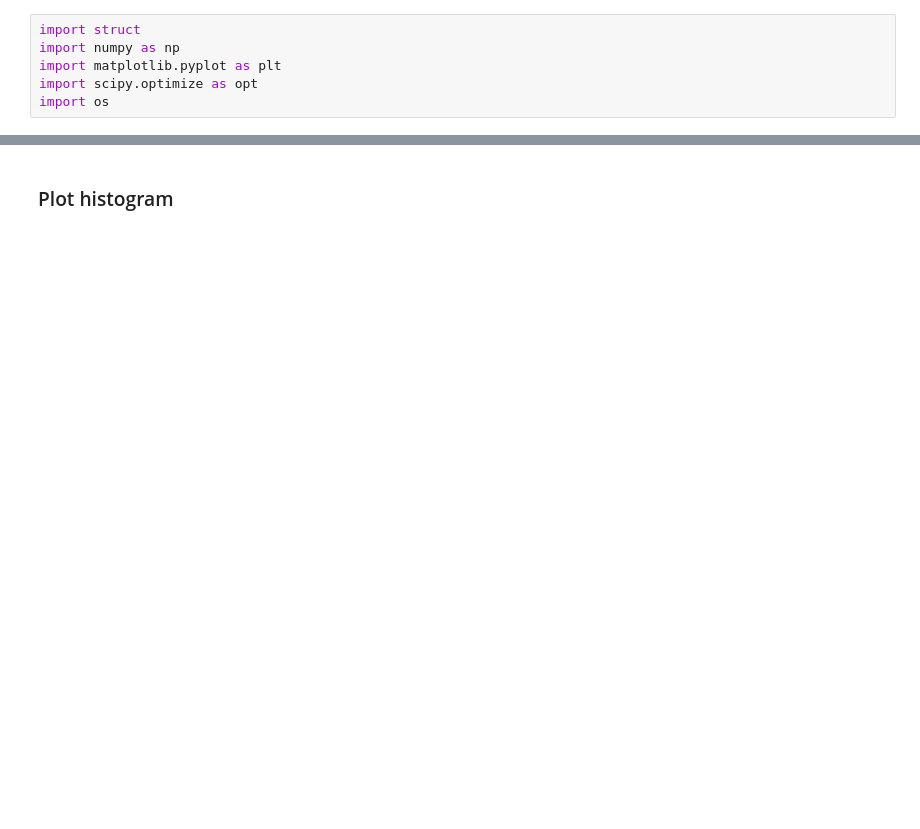
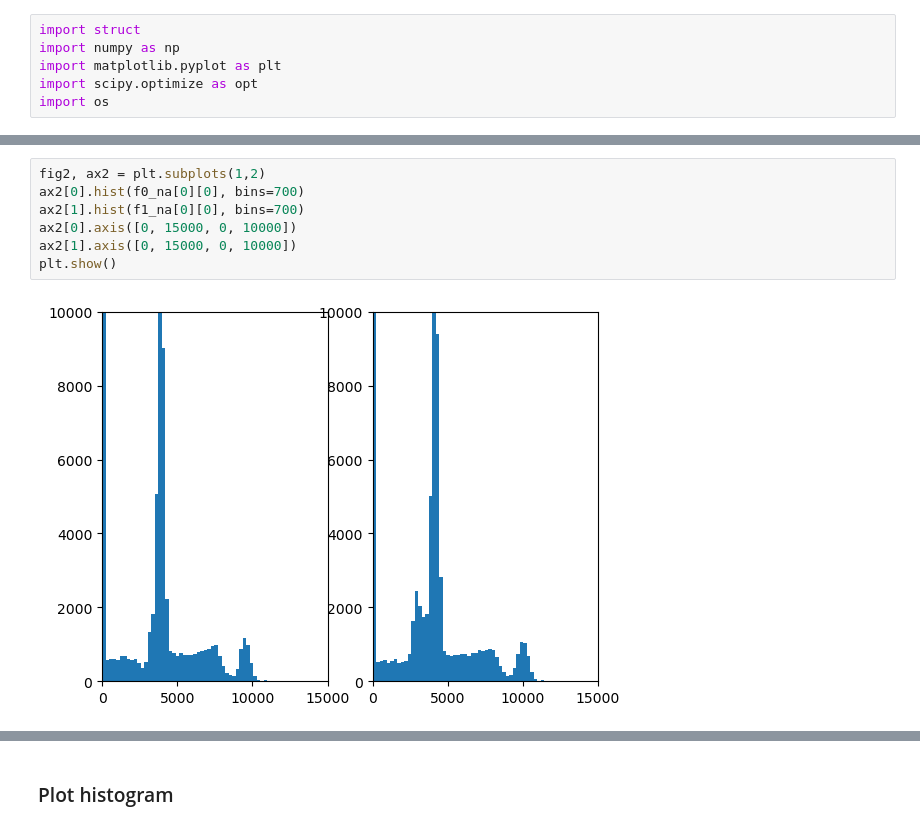
Before and after one commit to MRNock04/P3, a Jupyter notebook: Winkelkorrelation/Ergebnisse/Koinzidenz_students.ipynb, the cells around one changed output, grey strips where cells are left out. Saved outputs shown, nothing was run; the diff lists cells and outputs as text; blank space fills up the shorter version.

```diff
--- a/Winkelkorrelation/Ergebnisse/Koinzidenz_students.ipynb
+++ b/Winkelkorrelation/Ergebnisse/Koinzidenz_students.ipynb
@@ -115,0 +118,9 @@ Read second waveform file (channel 1)
+# %%
+fig2, ax2 = plt.subplots(1,2)
+ax2[0].hist(f0_na[0][0], bins=700)
+ax2[1].hist(f1_na[0][0], bins=700)
+ax2[0].axis([0, 15000, 0, 10000])
+ax2[1].axis([0, 15000, 0, 10000])
+plt.show()
+# %% [output]
+[figure, added]
```
Also changed, not shown: parts of 12 cells of this notebook.
